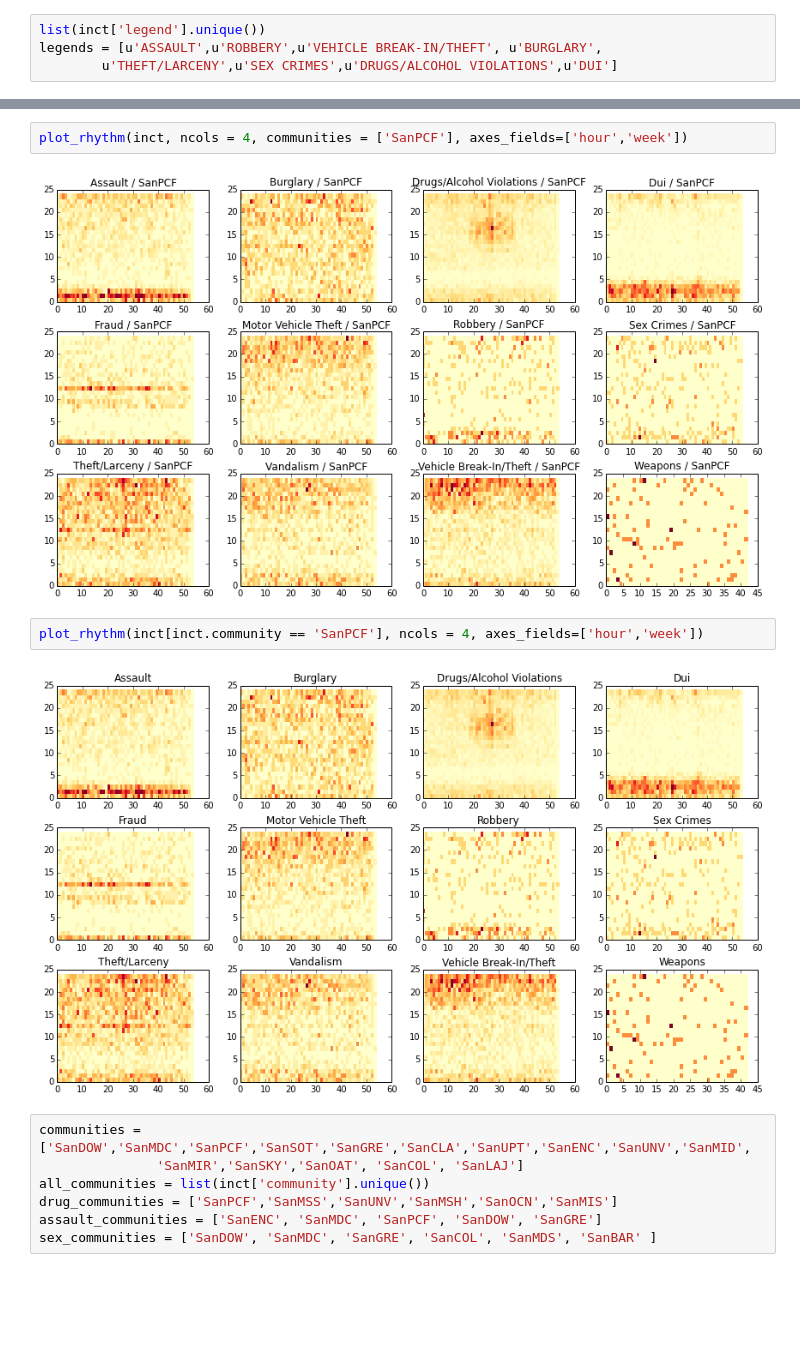
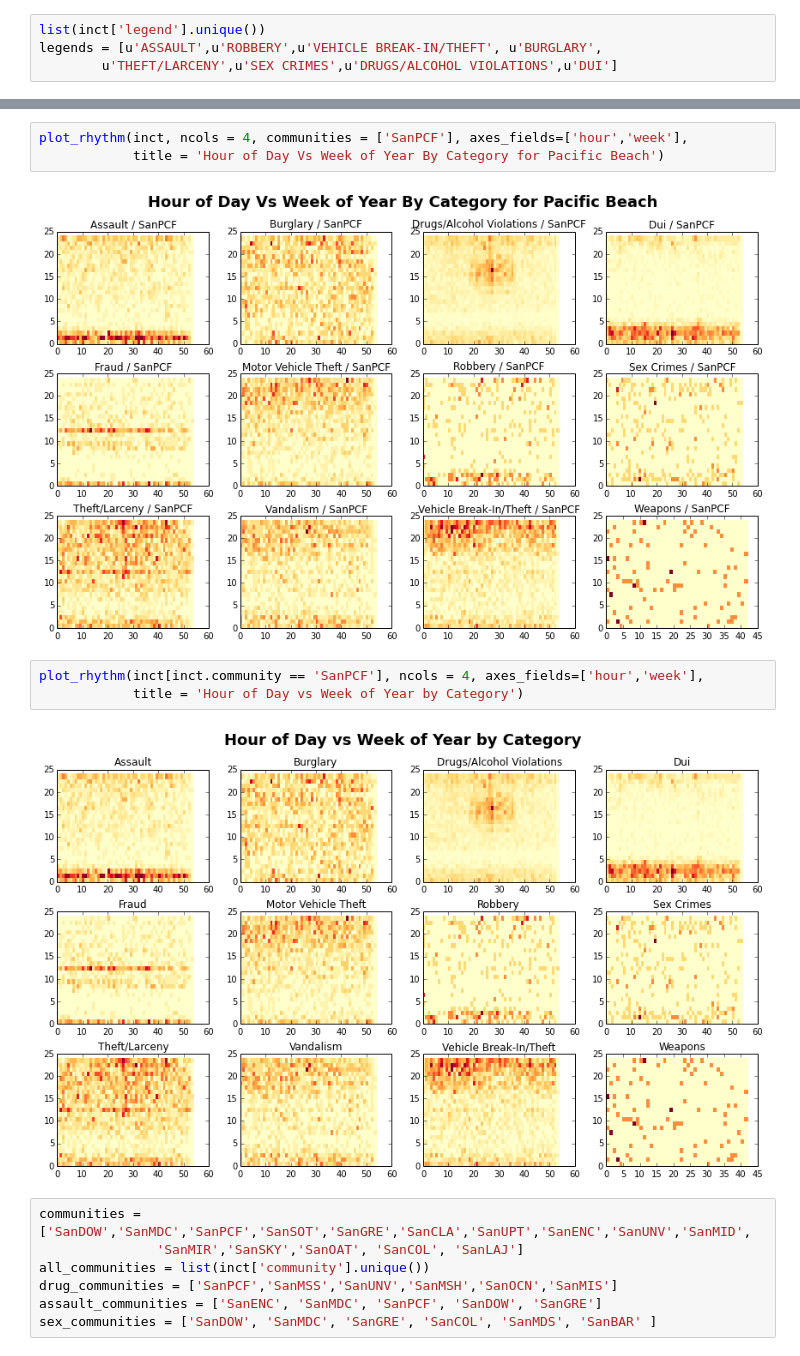
Before and after one commit to sandiegodata/Showcase, a Jupyter notebook: crime/Crime Monthly Rhythm Maps.ipynb, the cells around one changed output, grey strips where cells are left out. Saved outputs shown, nothing was run; the diff lists cells and outputs as text; blank space fills up the shorter version.

```diff
--- a/crime/Crime Monthly Rhythm Maps.ipynb
+++ b/crime/Crime Monthly Rhythm Maps.ipynb
@@ -154,11 +158,13 @@ plot_rhythm(inct, ncols = 2, axes_fields=['year','week'], legends=legends, heigh
 # %%
-plot_rhythm(inct, ncols = 4, communities = ['SanPCF'], axes_fields=['hour','week'])
+plot_rhythm(inct, ncols = 4, communities = ['SanPCF'], axes_fields=['hour','week'],
+            title = 'Hour of Day Vs Week of Year By Category for Pacific Beach')
 # %% [output]
-[figure, old version]
+[figure, new version]
 # %%
-plot_rhythm(inct[inct.community == 'SanPCF'], ncols = 4, axes_fields=['hour','week'])
+plot_rhythm(inct[inct.community == 'SanPCF'], ncols = 4, axes_fields=['hour','week'],
+            title = 'Hour of Day vs Week of Year by Category')
 # %% [output]
-[figure, old version]
+[figure, new version]
 # %%
 communities = ['SanDOW','SanMDC','SanPCF','SanSOT','SanGRE','SanCLA','SanUPT','SanENC','SanUNV','SanMID',
                'SanMIR','SanSKY','SanOAT', 'SanCOL', 'SanLAJ']
```
Also changed, not shown: parts of 12 cells of this notebook.
